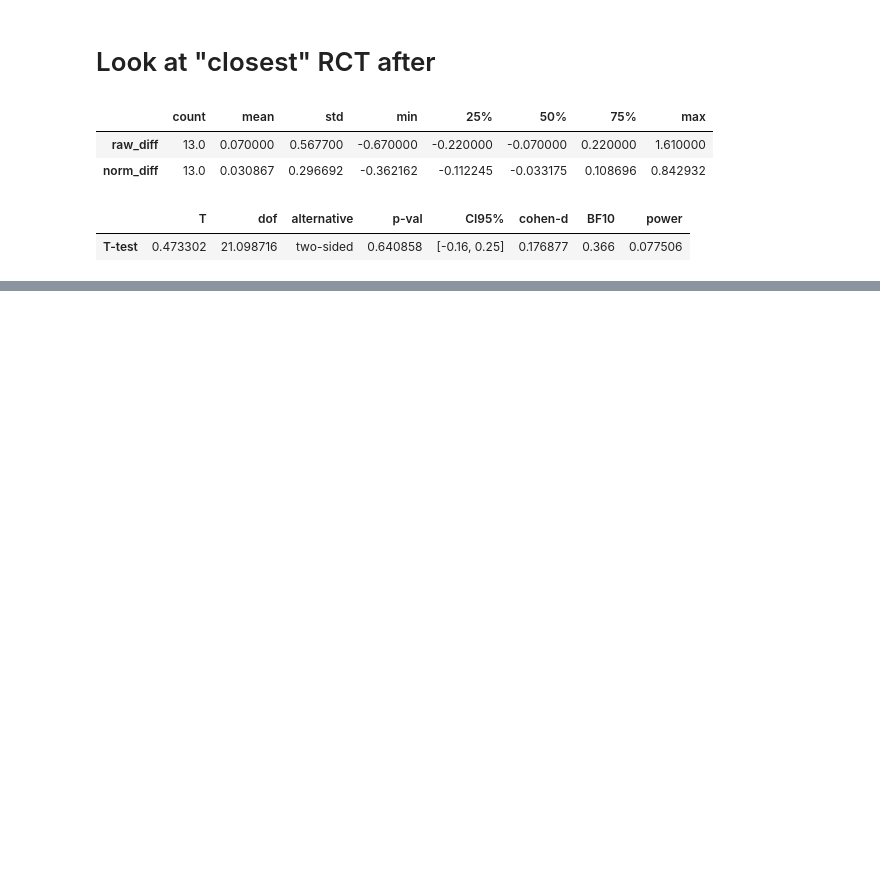
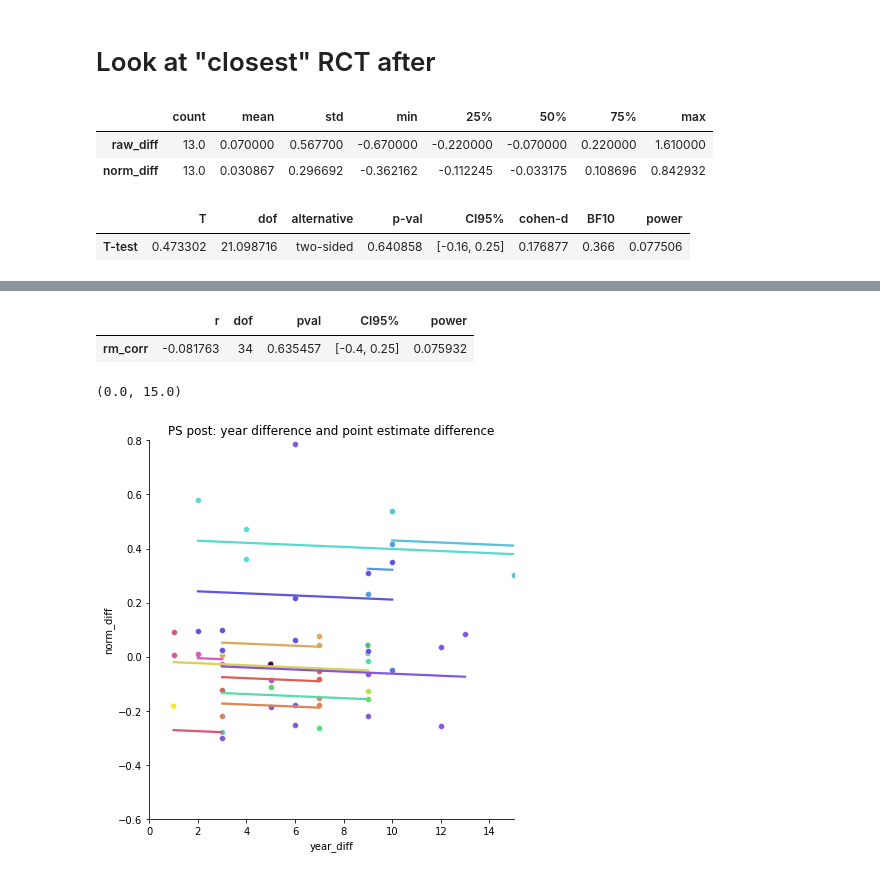
Before and after one commit to tliu526/psm-leakage, a Jupyter notebook: psm_leakage.ipynb, the cells around one changed output, grey strips where cells are left out. Saved outputs shown, nothing was run; the diff lists cells and outputs as text; code cells hidden in the pictures; blank space fills up the shorter version.

```diff
--- a/psm_leakage.ipynb
+++ b/psm_leakage.ipynb
@@ -133,0 +280,15 @@ pg.ttest(close_after[target_col], close_before[target_col])
+# %%
+# repeated measures correlation
+display(pg.rm_corr(data=no_zero_pairs[no_zero_pairs['ps_after'] == 1], x='year_diff', y='norm_diff', subject='study_id'))
+pg.plot_rm_corr(data=no_zero_pairs[no_zero_pairs['ps_after'] == 1], x='year_diff', y='norm_diff', subject='study_id',
+                kwargs_facetgrid=dict(
+                    height=6
+                ))
+plt.title("PS post: year difference and point estimate difference")
+plt.ylim(-0.6, 0.8)
+plt.xlim(0, 15)
+# %% [output]
+|  | r | dof | pval | CI95% | power |
+| rm_corr | -0.081763 | 34 | 0.635457 | [-0.4, 0.25] | 0.075932 |
+(0.0, 15.0)
+[figure, added]
```
Also changed, not shown: parts of 21 cells of this notebook.
